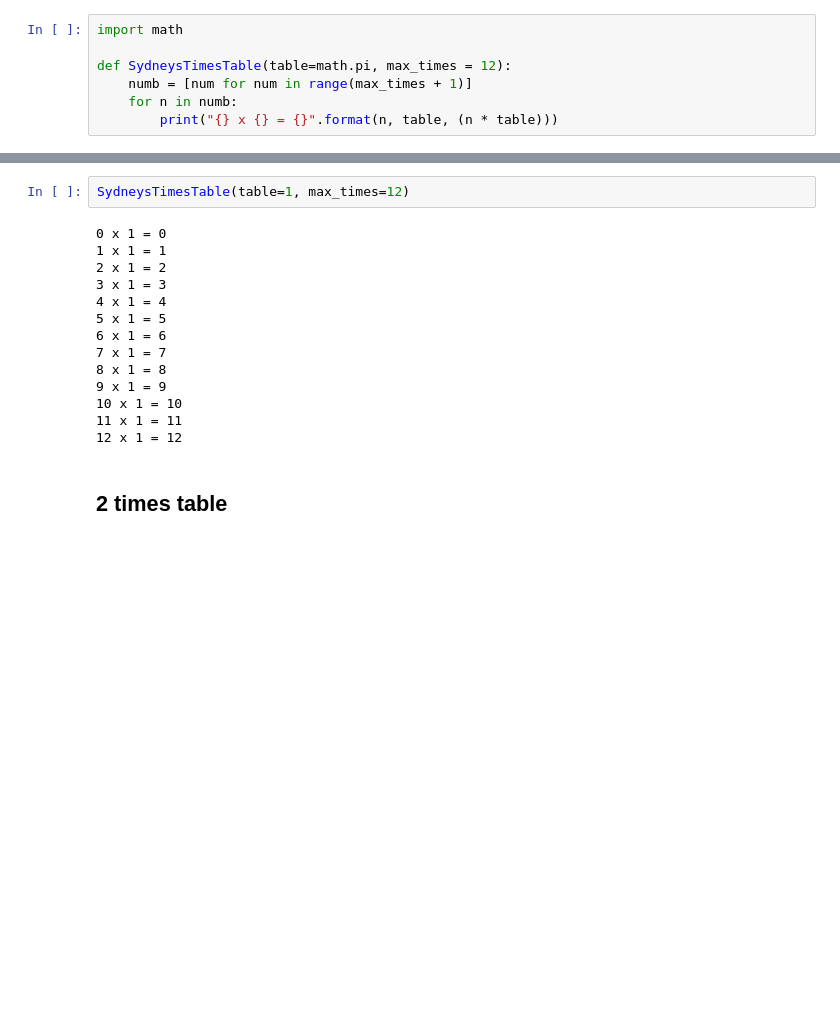
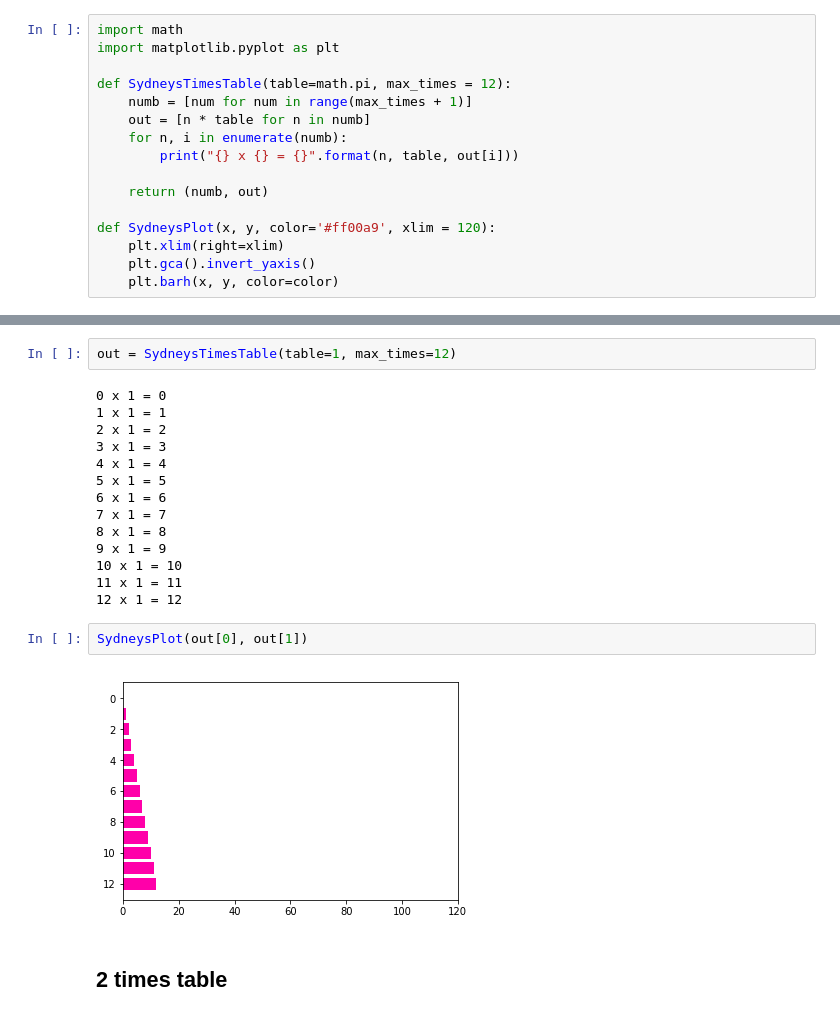
Before and after one commit to gromag/Sydney-Maths-for-5-6-7-years, a Jupyter notebook: SydneysTimesTables.ipynb, the cells around one changed output, grey strips where cells are left out. Saved outputs shown, nothing was run; the diff lists cells and outputs as text; blank space fills up the shorter version.

Commit message:
Code: added plot of times tables

```diff
--- a/SydneysTimesTables.ipynb
+++ b/SydneysTimesTables.ipynb
@@ -4,15 +4,24 @@
 Learning the times table in a fun way (using computers!) :D
 # %%
 import math
+import matplotlib.pyplot as plt
 
 def SydneysTimesTable(table=math.pi, max_times = 12):
     numb = [num for num in range(max_times + 1)]
-    for n in numb:
-        print("{} x {} = {}".format(n, table, (n * table)))
+    out = [n * table for n in numb]
+    for n, i in enumerate(numb):
+        print("{} x {} = {}".format(n, table, out[i]))
+
+    return (numb, out)
+
+def SydneysPlot(x, y, color='#ff00a9', xlim = 120):
+    plt.xlim(right=xlim)
+    plt.gca().invert_yaxis()
+    plt.barh(x, y, color=color)
 # %% [markdown]
 ## 1 times table
 # %%
-SydneysTimesTable(table=1, max_times=12)
+out = SydneysTimesTable(table=1, max_times=12)
 # %% [output]
 0 x 1 = 0
 1 x 1 = 1
@@ -27,6 +36,10 @@ SydneysTimesTable(table=1, max_times=12)
 10 x 1 = 10
 11 x 1 = 11
 12 x 1 = 12
+# %%
+SydneysPlot(out[0], out[1])
+# %% [output]
+[figure, added]
 # %% [markdown]
 ## 2 times table
 # %%
```
Also changed, not shown: parts of 17 cells of this notebook.
